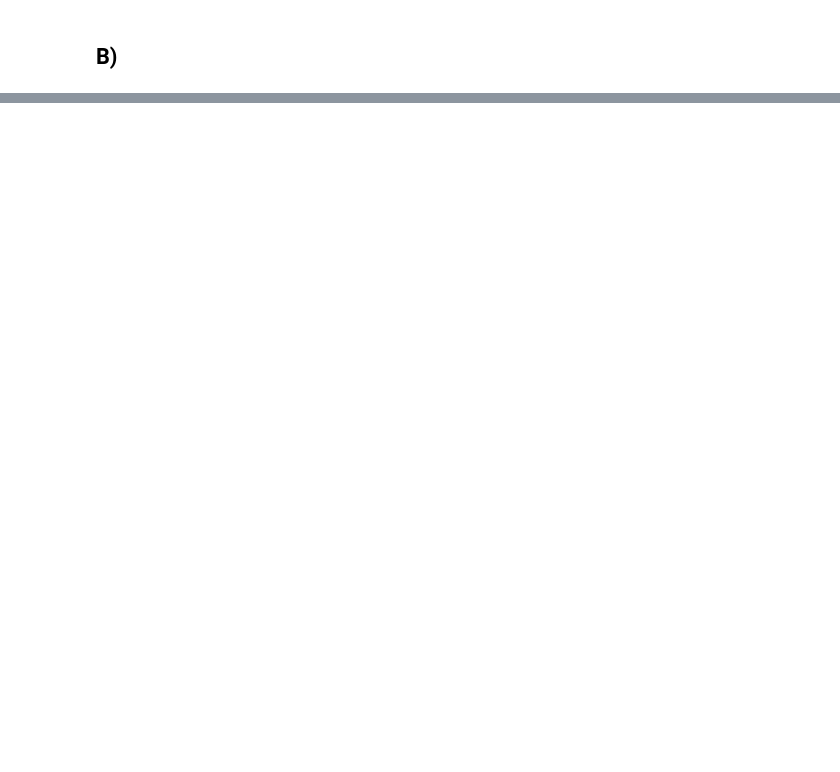
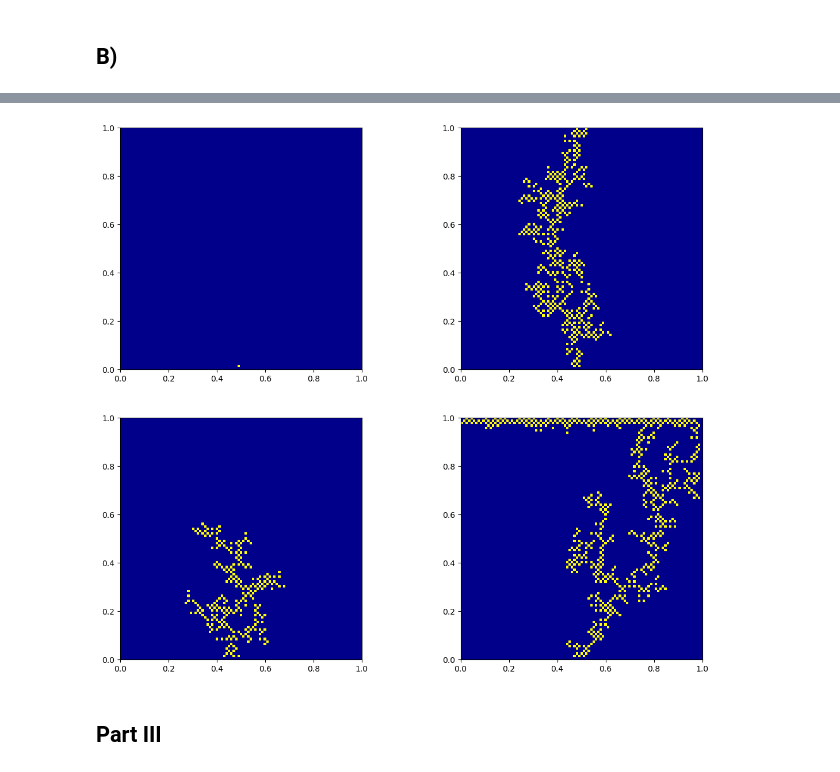
Before and after one commit to JuanSandalinas/Scientific-Computing, a Jupyter notebook: Set 2/Questions_Set_2.ipynb, the cells around one changed output, grey strips where cells are left out. Saved outputs shown, nothing was run; the diff lists cells and outputs as text; code cells hidden in the pictures; blank space fills up the shorter version.

```diff
--- a/Set 2/Questions_Set_2.ipynb
+++ b/Set 2/Questions_Set_2.ipynb
@@ -95,0 +50,14 @@ for i,ax in enumerate(axs):
+# %%
+values = []
+for i in monte_carlos:
+    values += [i.A]
+values = np.array(values)
+# %%
+fig,axs = plt.subplots(2,2, figsize = (14,12))
+axs = axs.flatten()
+for i,ax in enumerate(axs):
+    ax.imshow(values[i][1:-1, 1:-1], cmap= plt.cm.colors.ListedColormap(['darkblue', 'white', 'yellow']), interpolation='nearest', extent=[0, 1, 0, 1])
+# %% [output]
+[figure, added]
+# %% [markdown]
+## Part III
```
Also changed, not shown: parts of 9 cells of this notebook, 5 other files.
